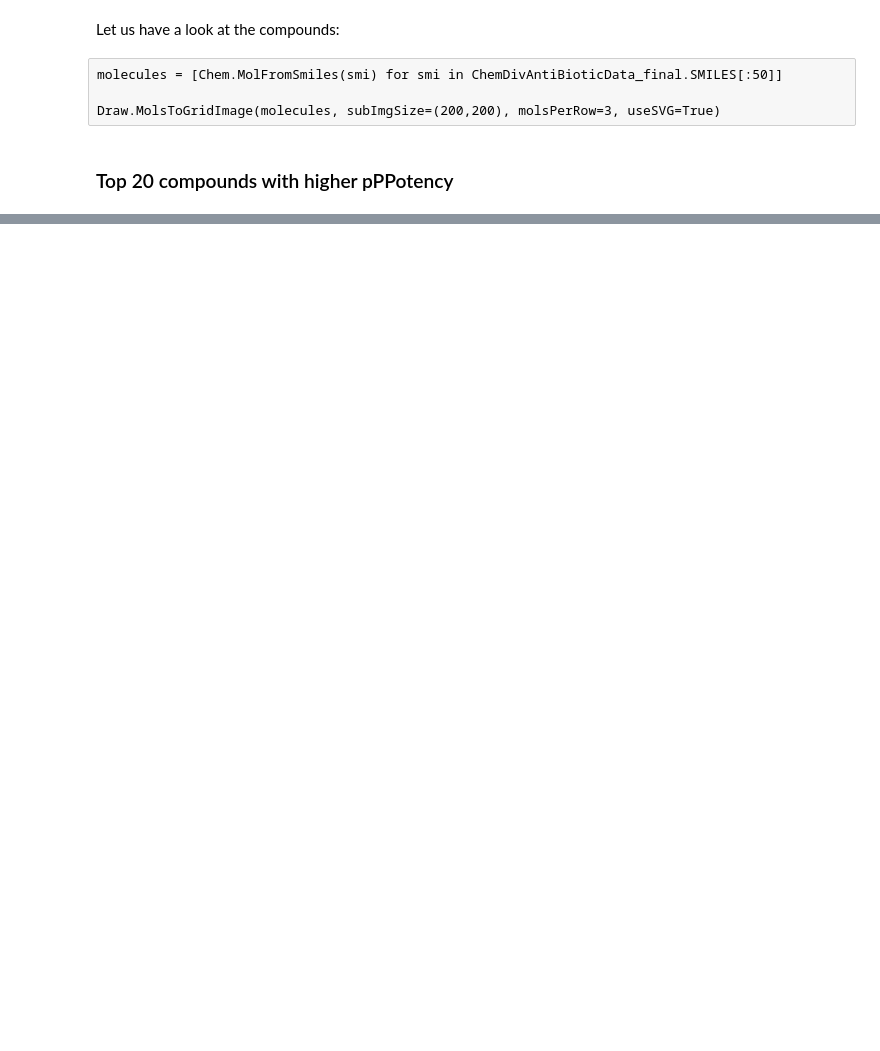
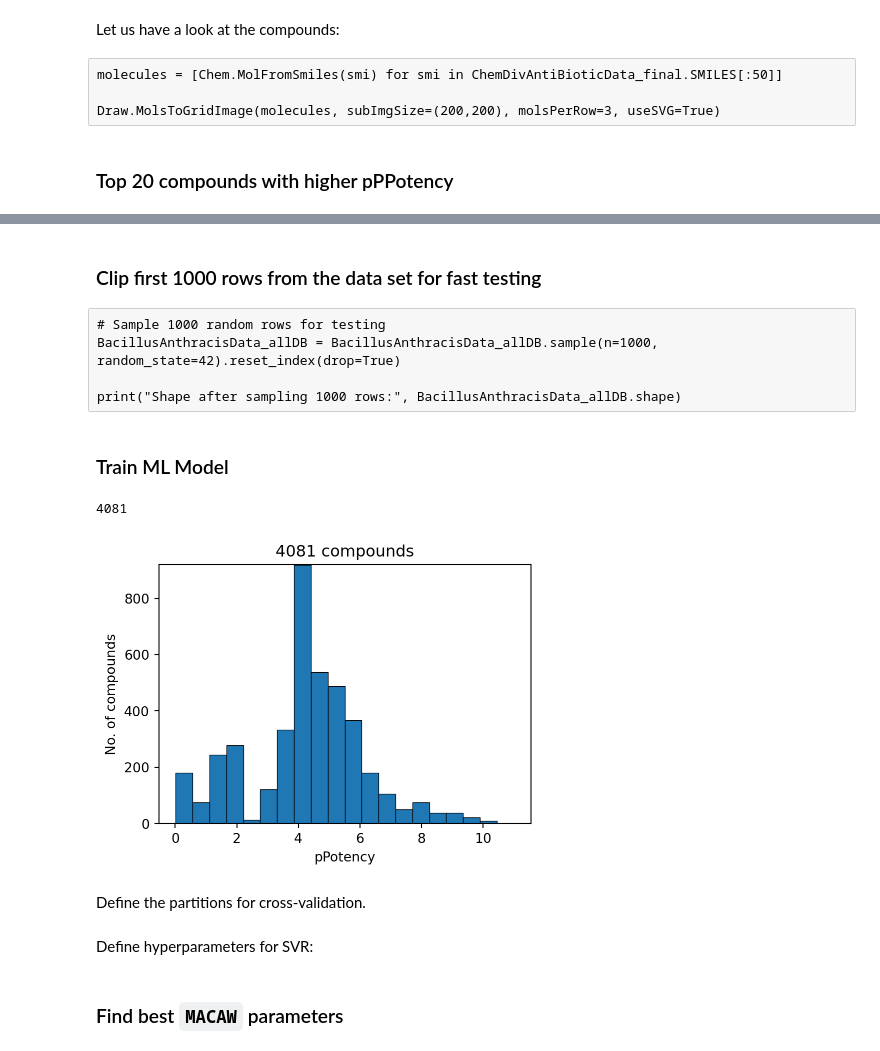
Before and after one commit to soumyadeepghosh35/DTRA_DrugDesign, a Jupyter notebook: DTRA_project_notebooks/Step3_MACAW_bacteria-BacillusAnthracis.ipynb, the cells around one changed output, grey strips where cells are left out. Cells and saved outputs as stored; diff of their text form; code cells hidden in the pictures; blank space fills up the shorter version.

```diff
--- a/DTRA_project_notebooks/Step3_MACAW_bacteria-BacillusAnthracis.ipynb
+++ b/DTRA_project_notebooks/Step3_MACAW_bacteria-BacillusAnthracis.ipynb
@@ -2587,0 +2704,22 @@ display(img)
+# %%
+#Remdesivir_SMILES = 'CCC(CC)COC(=O)[C@H](C)N[P@](=O)(OC[C@H]1O[C@](C#N)([C@H](O)[C@@H]1O)C1=CC=C2N1N=CN=C2N)OC1=CC=CC=C1'
+Basidalin_SMILES='C1=C(/C(=C\C=O)/OC1=O)N'
+
+# Canonicalize the Remdesivir SMILES
+remMol = Chem.MolFromSmiles(Basidalin_SMILES)
+remCan = Chem.MolToSmiles(remMol, canonical=True)
+
+# Canonicalize all SMILES in your dataframe
+BacillusAnthracisData_allDB["canonical_smiles"] = (
+    BacillusAnthracisData_allDB["Smiles"]
+    .apply(lambda s: Chem.MolToSmiles(Chem.MolFromSmiles(s), canonical=True)
+          if Chem.MolFromSmiles(s) else None)
+)
+
+# Remove rows matching Remdesivir
+mask = BacillusAnthracisData_allDB["canonical_smiles"] != remCan
+BacillusAnthracisData_allDB_clean = BacillusAnthracisData_allDB[mask].copy()
+
+print("Original shape of data frame:", len(BacillusAnthracisData_allDB))
+print("After removing Basidalin:", len(BacillusAnthracisData_allDB_clean))
+BacillusAnthracisData_allDB = BacillusAnthracisData_allDB_clean.copy()
@@ -2587,0 +2731,3 @@ display(img)
+# %%
+BacillusAnthracisData_allDB.insert(0, 'ID', range(1, len(BacillusAnthracisData_allDB) + 1))
+BacillusAnthracisData_allDB.head()
@@ -2587,0 +2750,7 @@ display(img)
+# %%
+print("Original shape:", BacillusAnthracisData_allDB.shape)
+
+BacillusAnthracisData_allDB = BacillusAnthracisData_allDB[BacillusAnthracisData_allDB['pPotency'].notna()
+    & (BacillusAnthracisData_allDB['pPotency'] > 0) & (BacillusAnthracisData_allDB['pPotency'] < 12)]
+
+print("Shape after cleaning 'pPotency' value:", BacillusAnthracisData_allDB.shape)
@@ -2587,0 +2838,23 @@ display(img)
+# %% [markdown]
+### Clip first 1000 rows from the data set for fast testing
+# %% [raw]
+# Sample 1000 random rows for testing
+BacillusAnthracisData_allDB = BacillusAnthracisData_allDB.sample(n=1000, random_state=42).reset_index(drop=True)
+
+print("Shape after sampling 1000 rows:", BacillusAnthracisData_allDB.shape)
+# %% [markdown]
+### Train ML Model
+# %%
+# df = BacillusAnthracisData_allDB
+Y = BacillusAnthracisData_allDB.pPotency
+smiles = BacillusAnthracisData_allDB.Smiles
+# %%
+print(len(smiles))
+# %% [output]
+4081
+# %%
+plot_histogram(Y, xlabel="pPotency")
+# %% [output]
+[figure, added]
+# %% [markdown]
+Define the partitions for cross-validation.
@@ -2587,0 +2864,2 @@ display(img)
+# %% [markdown]
+Define hyperparameters for SVR:
@@ -2587,0 +2872,2 @@ display(img)
+# %% [markdown]
+### Find best `MACAW` parameters
```
Also changed, not shown: parts of 86 cells of this notebook, 3 other files.
